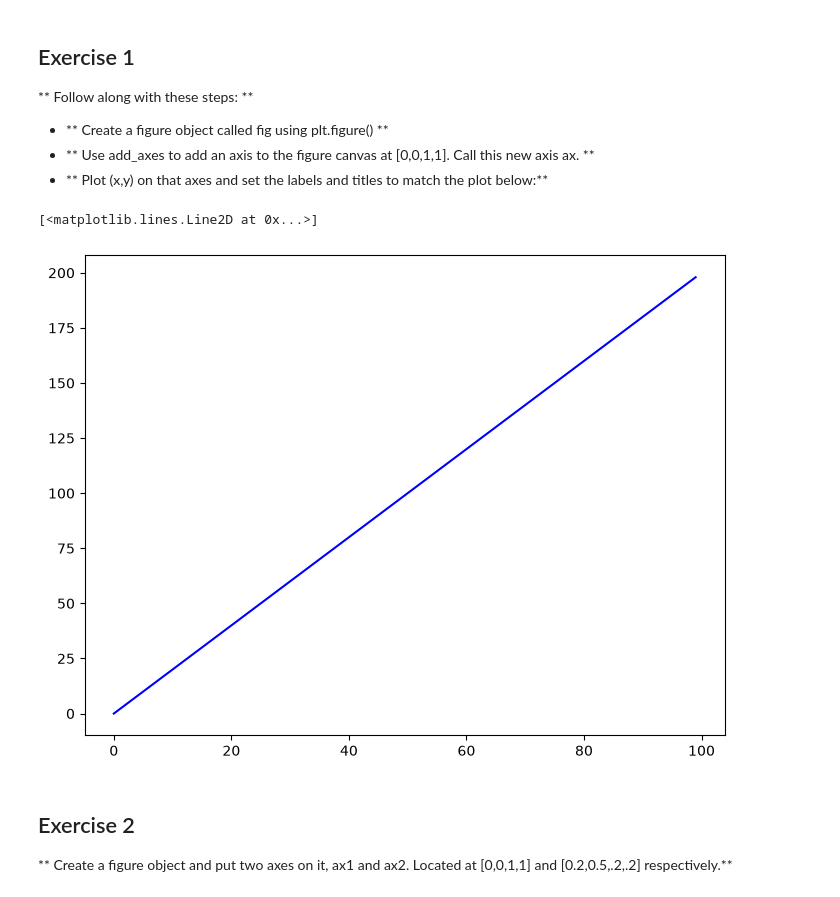
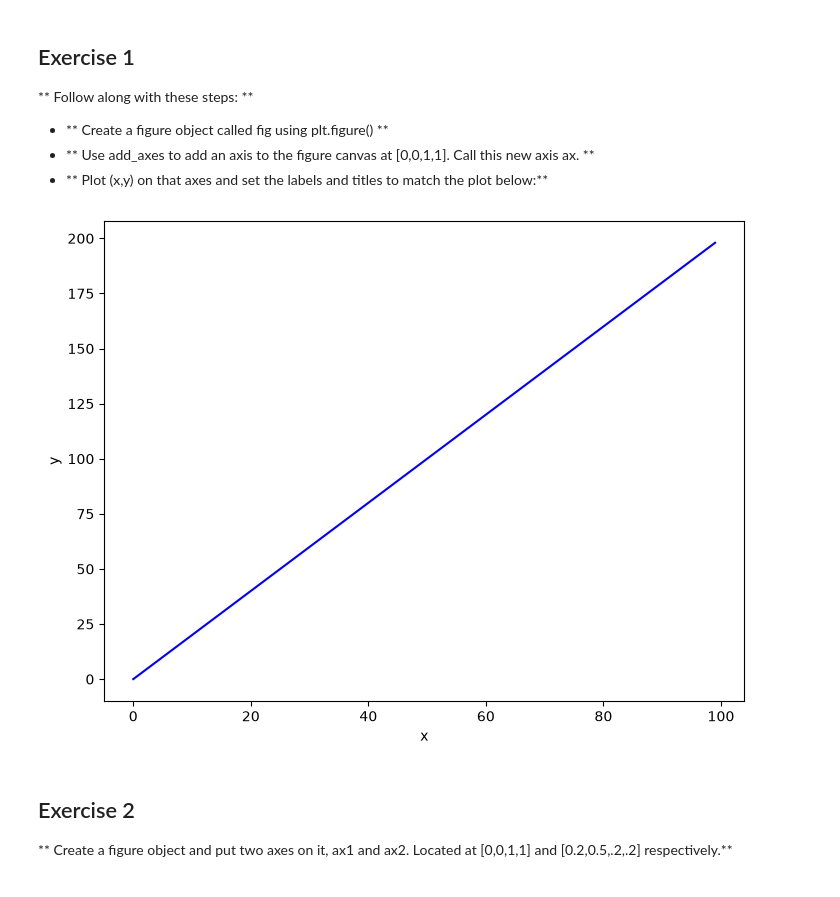
Before and after one commit to LeoLindqvist123/Python-for-Data-Science-and-Machine-Learning-Bootcamp, a Jupyter notebook: 05-Data-Visualization-with-Matplotlib/02-Matplotlib Exercises.ipynb, the cells around one changed output. Saved outputs shown, nothing was run; the diff lists cells and outputs as text; code cells hidden in the pictures.

```diff
--- a/05-Data-Visualization-with-Matplotlib/02-Matplotlib Exercises.ipynb
+++ b/05-Data-Visualization-with-Matplotlib/02-Matplotlib Exercises.ipynb
@@ -35,11 +35,13 @@ import matplotlib.pyplot as plt
 * ** Plot (x,y) on that axes and set the labels and titles to match the plot below:**
 # %%
 fig = plt.figure()
-fig.add_axes([0,0,1,1])
-plt.plot(x,y,"b")
+ax = fig.add_axes([0,0,1,1])
+ax.plot(x,y,"b")
+ax.set_ylabel("y")
+ax.set_xlabel("x")
+plt.show()
 # %% [output]
-[<matplotlib.lines.Line2D at 0x...>]
-[figure, old version]
+[figure, new version]
 # %% [markdown]
 ## Exercise 2
 ** Create a figure object and put two axes on it, ax1 and ax2. Located at [0,0,1,1] and [0.2,0.5,.2,.2] respectively.**
```
Also changed, not shown: parts of 2 cells of this notebook.
